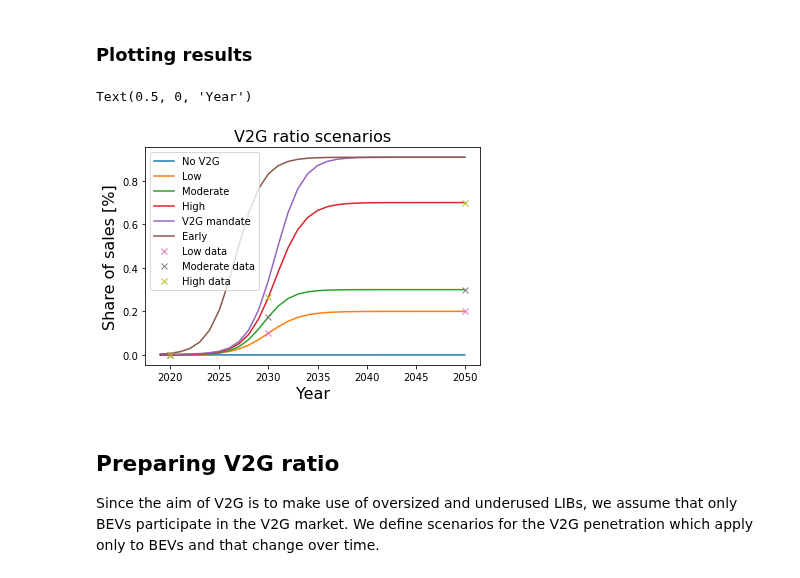
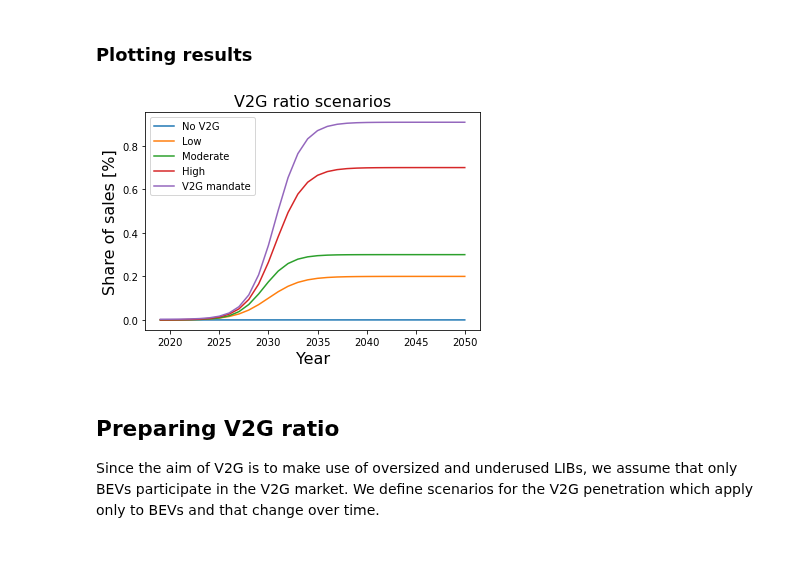
Before and after one commit to fernaag/V2G_in_EU, a Jupyter notebook: data/data_handling_scripts/V2G_ratio.ipynb, the cells around one changed output. Saved outputs shown, nothing was run; the diff lists cells and outputs as text; code cells hidden in the pictures.

Commit message:
Created SI Figures

```diff
--- a/data/data_handling_scripts/V2G_ratio.ipynb
+++ b/data/data_handling_scripts/V2G_ratio.ipynb
@@ -24,6 +24,8 @@ import matplotlib
 from logistic import logistic as logistic
 mpl_logger = log.getLogger("matplotlib")
 mpl_logger.setLevel(log.WARNING)
+xlrd.xlsx.ensure_elementtree_imported(False, None)
+xlrd.xlsx.Element_has_iter = True
 # For Ipython Notebook only
 ### Preamble
 # Going to parent path
@@ -197,22 +199,22 @@ for i,s in enumerate(df['Scenario'].unique()):
 # %%
 MyColorCycle = pylab.cm.Paired(np.arange(0,1,0.1)) # select 10 colors from the 'Paired' color map.
 fig, ax = plt.subplots()
 ax.plot(t[69:], fit[0,1,69:],label='No V2G')
 ax.plot(t[69:], fit[1,1,69::], label='Low')
 ax.plot(t[69:], fit[2,1,69:], label='Moderate')
 ax.plot(t[69:], fit[3,1,69:],label='High')
 ax.plot(t[69:], fit[4,1,69:], label='V2G mandate')
-ax.plot(t[69:], fit[5,1,69:],label='Early')
-ax.plot(df.loc[(df['Scenario']=='Low') & (df['Drive_train']=='BEV'), 'Time'].values, df.loc[(df['Scenario']=='Low') & (df['Drive_train']=='BEV'), 'value'].values, 'x', label='Low data')
-ax.plot(df.loc[(df['Scenario']=='Moderate') & (df['Drive_train']=='BEV'), 'Time'].values, df.loc[(df['Scenario']=='Moderate') & (df['Drive_train']=='BEV'), 'value'].values,'x',label='Moderate data')
-ax.plot(df.loc[(df['Scenario']=='High') & (df['Drive_train']=='BEV'), 'Time'].values, df.loc[(df['Scenario']=='High') & (df['Drive_train']=='BEV'), 'value'].values,'x',label='High data')
+# ax.plot(t[69:], fit[5,1,69:],label='Early')
+# ax.plot(df.loc[(df['Scenario']=='Low') & (df['Drive_train']=='BEV'), 'Time'].values, df.loc[(df['Scenario']=='Low') & (df['Drive_train']=='BEV'), 'value'].values, 'x', label='Low data')
+# ax.plot(df.loc[(df['Scenario']=='Moderate') & (df['Drive_train']=='BEV'), 'Time'].values, df.loc[(df['Scenario']=='Moderate') & (df['Drive_train']=='BEV'), 'value'].values,'x',label='Moderate data')
+# ax.plot(df.loc[(df['Scenario']=='High') & (df['Drive_train']=='BEV'), 'Time'].values, df.loc[(df['Scenario']=='High') & (df['Drive_train']=='BEV'), 'value'].values,'x',label='High data')
 ax.legend( loc='best',prop={'size':10})
 ax.set_ylabel('Share of sales [%]',fontsize =16)
 ax.set_title('V2G ratio scenarios'.format(s), fontsize=16)
 ax.set_xlabel('Year',fontsize =16)
+fig.savefig(os.path.join(os.getcwd(), 'SI/v2g_scenarios'), dpi=600)
 # %% [output]
-Text(0.5, 0, 'Year')
-[figure, old version]
+[figure, new version]
 # %% [markdown]
 ## Preparing V2G ratio
 Since the aim of V2G is to make use of oversized and underused LIBs, we assume that only BEVs participate in the V2G market.
```
Also changed, not shown: parts of 1 cell of this notebook, 21 other files.
